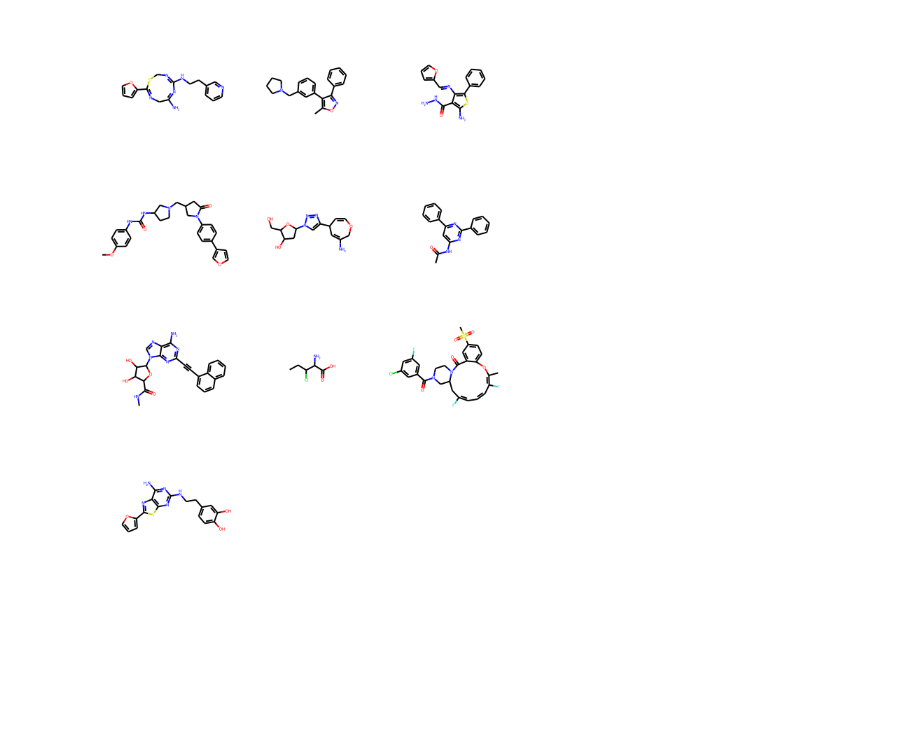
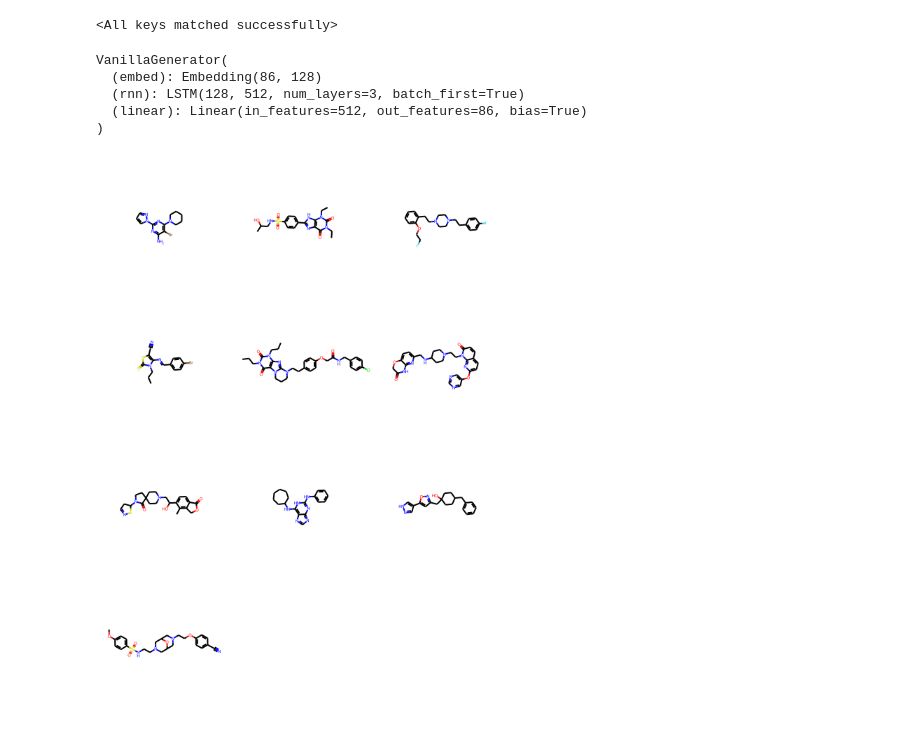
Before and after one commit to jcathalina/Rxitect, a Jupyter notebook: notebooks/eval_RL_trained_boi.ipynb, the cells around one changed output. Drawn from its saved outputs; the diff is of its cells as text; code cells hidden in the pictures; blank space fills up the shorter version.

```diff
--- a/notebooks/eval_RL_trained_boi.ipynb
+++ b/notebooks/eval_RL_trained_boi.ipynb
@@ -39,4 +43,26 @@ smiles =draw_sampled_selfies(samples)
+# %%
+handler = SelfiesTensorHandler(vocabulary=voc)
+# %%
+gen_RL.load_state_dict(torch.load("../models/obj3_ra=xgb_dev.pkg"))
+gen.load_state_dict(torch.load("../models/fine_tuned_selfies_rnn.ckpt")["state_dict"])
+# %% [output]
+<All keys matched successfully>
+# %%
+gen_RL.eval()
+gen.eval()
+# %% [output]
+VanillaGenerator(
+  (embed): Embedding(86, 128)
+  (rnn): LSTM(128, 512, num_layers=3, batch_first=True)
+  (linear): Linear(in_features=512, out_features=86, bias=True)
+)
+# %%
+base_samples = gen.sample(1000)
+rl_samples = gen_RL.sample(1000)
+# %%
+base_smiles = handler.selfies_tensor_to_smiles(base_samples)
+rl_smiles = handler.selfies_tensor_to_smiles(rl_samples)
 # %%
-Draw.MolsToGridImage([Chem.MolFromSmiles(smi) for smi in smiles])
+Draw.MolsToGridImage([Chem.MolFromSmiles(smi) for smi in np.random.choice(base_smiles, size=10)])
 # %% [output]
-[figure, old version]
+[figure, new version]
```
Also changed, not shown: parts of 11 cells of this notebook, 5 other files.
